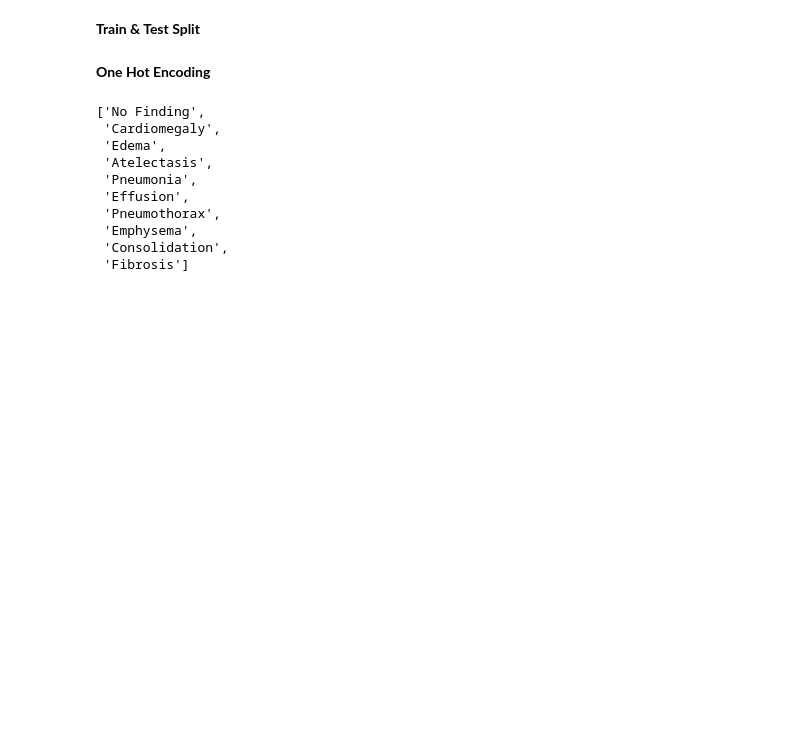
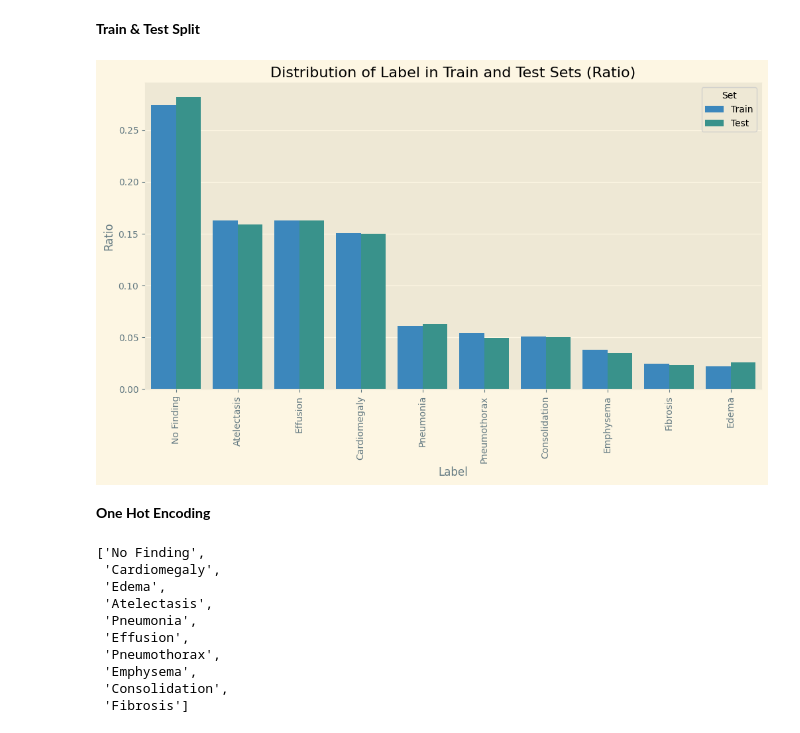
Before and after one commit to SEOYUNJE/Lung-Image-Analysis, a Jupyter notebook: CustomModel/hybrid_effnet.ipynb, the cells around one changed output. Cells and saved outputs as stored; diff of their text form; code cells hidden in the pictures; blank space fills up the shorter version.

```diff
--- a/CustomModel/hybrid_effnet.ipynb
+++ b/CustomModel/hybrid_effnet.ipynb
@@ -146,6 +156,31 @@ plt.show()
 df_train, df_test = train_test_split(df, test_size=0.2, shuffle=True, random_state=42)
 df_train = df_train.reset_index(drop=True)
 df_test = df_test.reset_index(drop=True)
+# %%
+# Train and Test labels
+train_labels = df_train['Finding Labels'].str.split('|').explode().value_counts(normalize=True)
+test_labels = df_test['Finding Labels'].str.split('|').explode().value_counts(normalize=True)
+
+# Combine into one DataFrame for plotting
+combined_df = pd.DataFrame({
+    'Label': train_labels.index,
+    'Train': train_labels.values,
+    'Test': test_labels.reindex(train_labels.index, fill_value=0).values
+})
+
+# Melt the DataFrame to make it long-form for Seaborn plotting
+combined_df_melt = combined_df.melt(id_vars='Label', var_name='Set', value_name='Ratio')
+
+# Plot
+plt.figure(figsize=(12, 6))
+plt.title('Distribution of Label in Train and Test Sets (Ratio)')
+sns.barplot(x='Label', y='Ratio', hue='Set', data=combined_df_melt)
+
+plt.ylabel('Ratio')
+plt.xticks(rotation=90)
+plt.show()
+# %% [output]
+[figure, added]
 # %% [markdown]
 **One Hot Encoding**
 # %%
```
Also changed, not shown: parts of 28 cells of this notebook.
